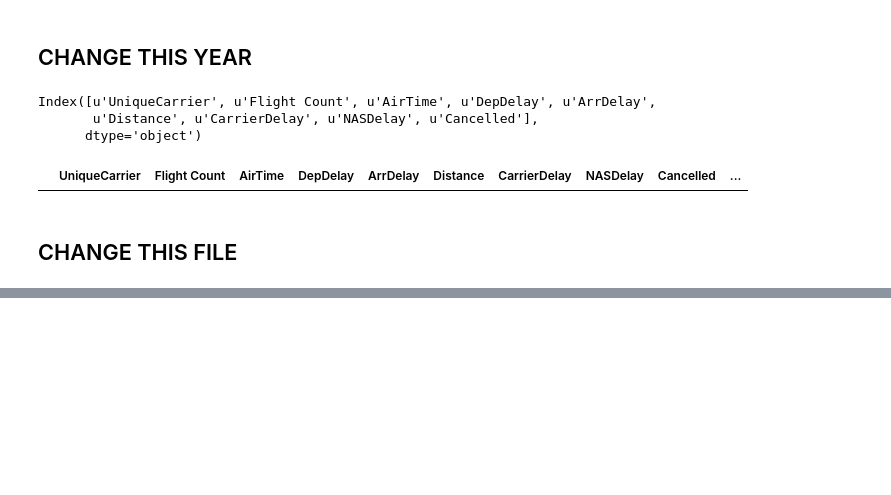
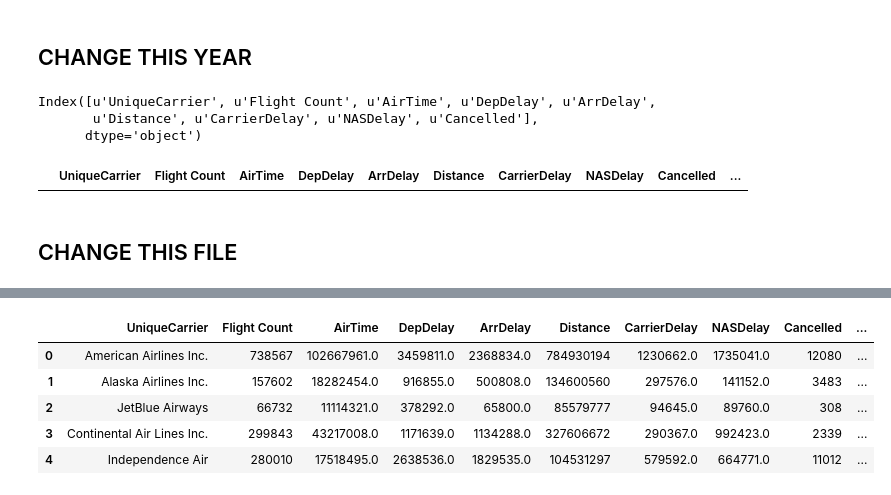
Before and after one commit to ericgordo/D3.js_Southewest_Airlines_Data_Viz., a Jupyter notebook: Flight Data Wrangling.ipynb, the cells around one changed output, grey strips where cells are left out. Cells and saved outputs as stored; diff of their text form; code cells hidden in the pictures; blank space fills up the shorter version.

```diff
--- a/Flight Data Wrangling.ipynb
+++ b/Flight Data Wrangling.ipynb
@@ -155,0 +79,9 @@ final_pivot.to_csv("final_pivot.csv")
+# %%
+total_merged.head()
+# %% [output]
+|  | UniqueCarrier | Flight Count | AirTime | DepDelay | ArrDelay | Distance | CarrierDelay | NASDelay | Cancelled | ... |
+| 0 | American Airlines Inc. | 738567 | 102667961.0 | 3459811.0 | 2368834.0 | 784930194 | 1230662.0 | 1735041.0 | 12080 | ... |
+| 1 | Alaska Airlines Inc. | 157602 | 18282454.0 | 916855.0 | 500808.0 | 134600560 | 297576.0 | 141152.0 | 3483 | ... |
+| 2 | JetBlue Airways | 66732 | 11114321.0 | 378292.0 | 65800.0 | 85579777 | 94645.0 | 89760.0 | 308 | ... |
+| 3 | Continental Air Lines Inc. | 299843 | 43217008.0 | 1171639.0 | 1134288.0 | 327606672 | 290367.0 | 992423.0 | 2339 | ... |
+| 4 | Independence Air | 280010 | 17518495.0 | 2638536.0 | 1829535.0 | 104531297 | 579592.0 | 664771.0 | 11012 | ... |
```
Also changed, not shown: parts of 12 cells of this notebook, 4 other files.
